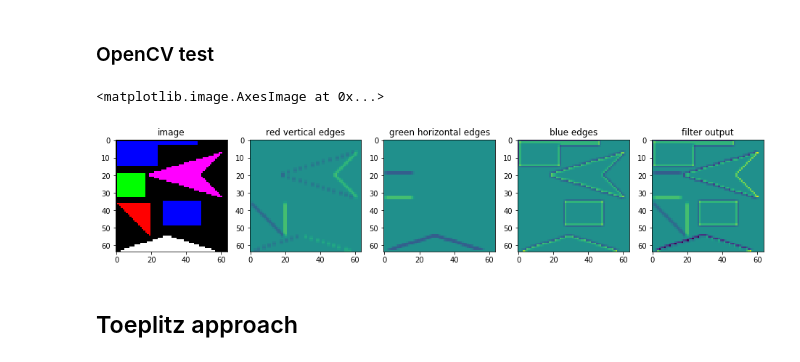
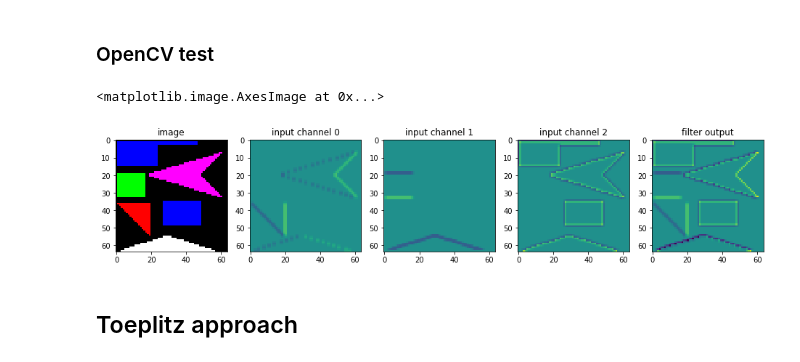
Before and after one commit to neworderofjamie/conv_test, a Jupyter notebook: toeplitz_sparse.ipynb, the cells around one changed output. Saved outputs shown, nothing was run; the diff lists cells and outputs as text; code cells hidden in the pictures.

```diff
--- a/toeplitz_sparse.ipynb
+++ b/toeplitz_sparse.ipynb
@@ -301,33 +470,28 @@ filt = np.asarray([[[1,   0, -1],
 # %%
 # Turn spike indices into image
 # **NOTE** image is RGB
 image = np.zeros(INPUT_SIZE * INPUT_SIZE * INPUT_CHANNELS)
 image[spike_indices] = 1
 image = np.reshape(image, (INPUT_SIZE, INPUT_SIZE, INPUT_CHANNELS))
 
 # Use OpenCV to calculate convolution
 # **NOTE** OpenCV does valid padding
 filter_out = [cv2.filter2D(image[:,:,i], cv2.CV_64F, filt[i]) for i in range(INPUT_CHANNELS)]
 
 # Show results
-fig, axes = plt.subplots(1, 5, figsize=(16,4))
+fig, axes = plt.subplots(1, 2 + INPUT_CHANNELS, figsize=(16,4))
 axes[0].set_title("image")
-axes[0].imshow(image);
+axes[0].imshow(image if INPUT_CHANNELS > 1 else image[:,:,0]);
 
-axes[1].set_title("red vertical edges")
-axes[1].imshow(filter_out[0], vmin=-10, vmax=10)
+for i in range(INPUT_CHANNELS):
+    axes[i + 1].set_title("input channel %u" % i)
+    axes[i + 1].imshow(filter_out[i], vmin=-10, vmax=10)
 
-axes[2].set_title("green horizontal edges")
-axes[2].imshow(filter_out[1], vmin=-10, vmax=10)
-
-axes[3].set_title("blue edges")
-axes[3].imshow(filter_out[2], vmin=-10, vmax=10)
-
-axes[4].set_title("filter output")
-axes[4].imshow(np.sum(filter_out, axis=0), vmin=-10, vmax=10)
+axes[-1].set_title("filter output")
+axes[-1].imshow(np.sum(filter_out, axis=0), vmin=-10, vmax=10)
 # %% [output]
 <matplotlib.image.AxesImage at 0x...>
-[figure, old version]
+[figure, new version]
 # %% [markdown]
 ## Toeplitz approach
 # %%
```
Also changed, not shown: parts of 4 cells of this notebook.
